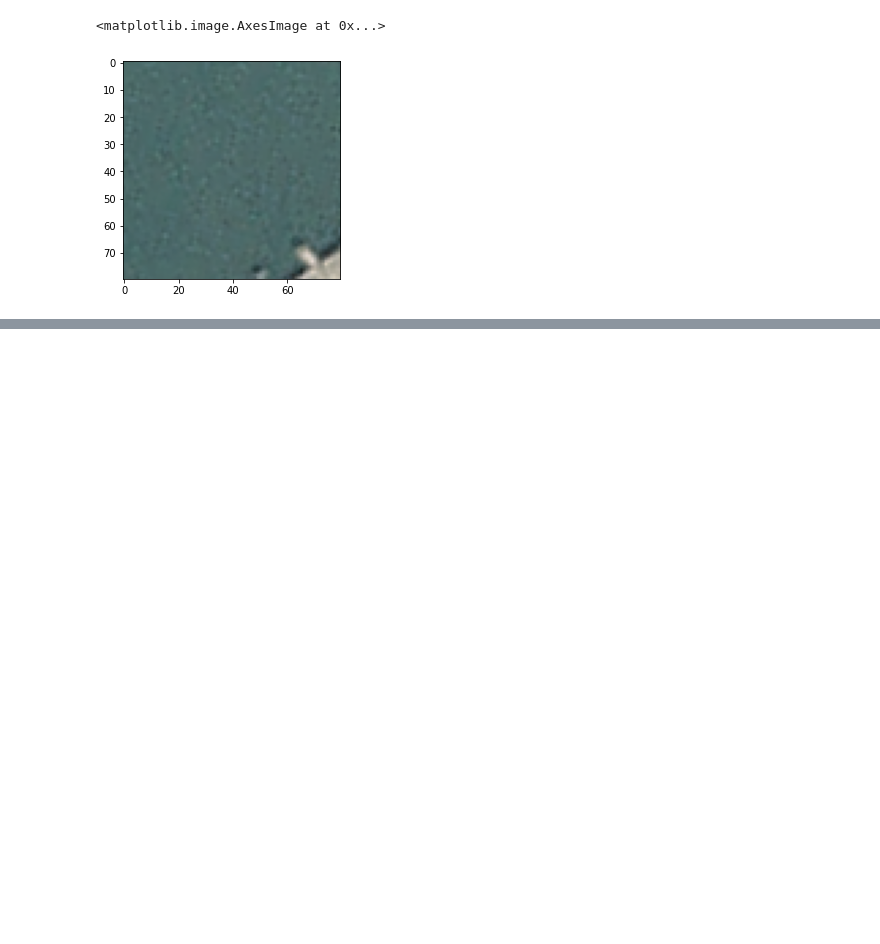
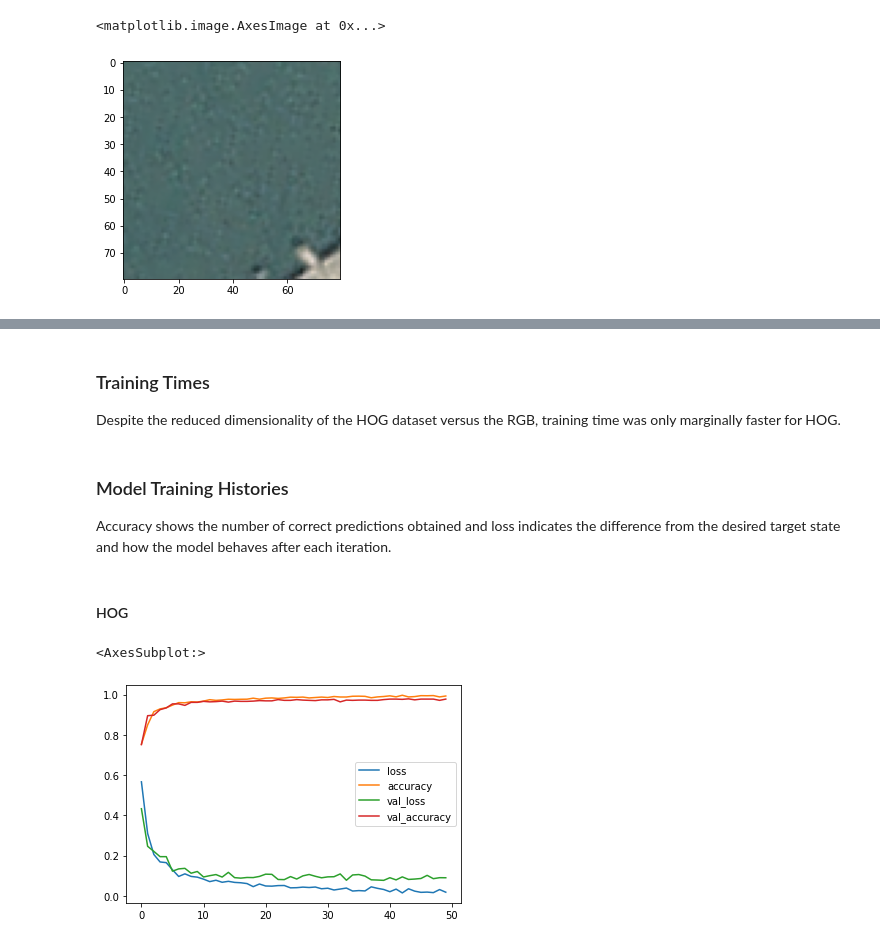
Before and after one commit to acolin02/EM213-Final_Project, a Jupyter notebook: Ship Analysis.ipynb, the cells around one changed output, grey strips where cells are left out. Cells and saved outputs as stored; diff of their text form; code cells hidden in the pictures; blank space fills up the shorter version.

```diff
--- a/Ship Analysis.ipynb
+++ b/Ship Analysis.ipynb
@@ -225,0 +443,9 @@ The first image of a non-ship is index 1000:
+# %%
+hog_splits = split_dataset(hog_images, categorical_labels)
+rgb_splits = split_dataset(normalized_dataset_rgb, categorical_labels)
+
+validate_splits(hog_splits)
+validate_splits(rgb_splits)
+
+print((f'Both datasets have been split into {int(EXPECTED_VALIDATION_SET_SIZE)} validation images, '
+      f'{int(EXPECTED_TEST_SET_SIZE)} test images, and {int(EXPECTED_TRAINING_SET_SIZE)} training images'))
@@ -225,0 +575,22 @@ The first image of a non-ship is index 1000:
+# %%
+MODEL_KEY = 'model'
+HISTORY_KEY = 'history'
+
+def fit_model_to_splits(model, splits):
+    """
+    Fits a convolutional neural network model to the training data
+    in the splits dictionary.
+
+    :param splits: A dictionary containing dataset splits.
+    :returns: A dictionary containing a trained model and its history.
+    """
+    validation_data=(splits[VALIDATION_IMAGES_KEY],
+                     splits[VALIDATION_LABELS_KEY])
+
+    history = model.fit(splits[TRAINING_IMAGES_KEY],
+                        splits[TRAINING_LABELS_KEY],
+                        epochs=N_EPOCHS,
+                        validation_data = validation_data)
+
+
+    return {MODEL_KEY: model, HISTORY_KEY: history}
@@ -225,0 +603,4 @@ The first image of a non-ship is index 1000:
+# %%
+hog_results = fit_model_to_splits(
+    build_cnn_model(NUMBER_OF_GREY_CHANNELS),
+    hog_splits)
@@ -225,0 +669,16 @@ The first image of a non-ship is index 1000:
+# %% [markdown]
+### Training Times
+
+Despite the reduced dimensionality of the HOG dataset versus the RGB, training time was only marginally faster for HOG.
+# %% [markdown]
+### Model Training Histories
+
+Accuracy shows the number of correct predictions obtained and loss indicates the difference from the desired target state and how the model behaves after each iteration.
+# %% [markdown]
+#### HOG
+# %%
+hog_history = hog_results['history']
+pd.DataFrame(hog_history.history).plot()
+# %% [output]
+<AxesSubplot:>
+[figure, added]
```
Also changed, not shown: parts of 69 cells of this notebook.
